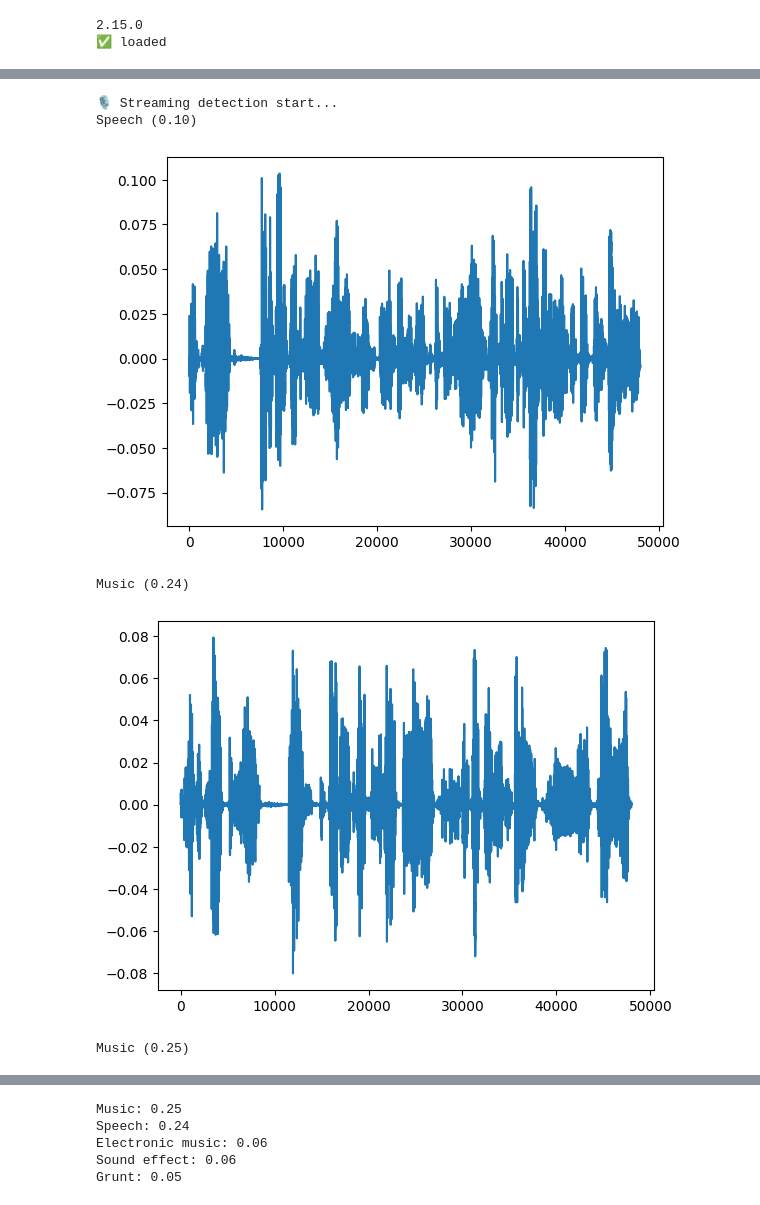
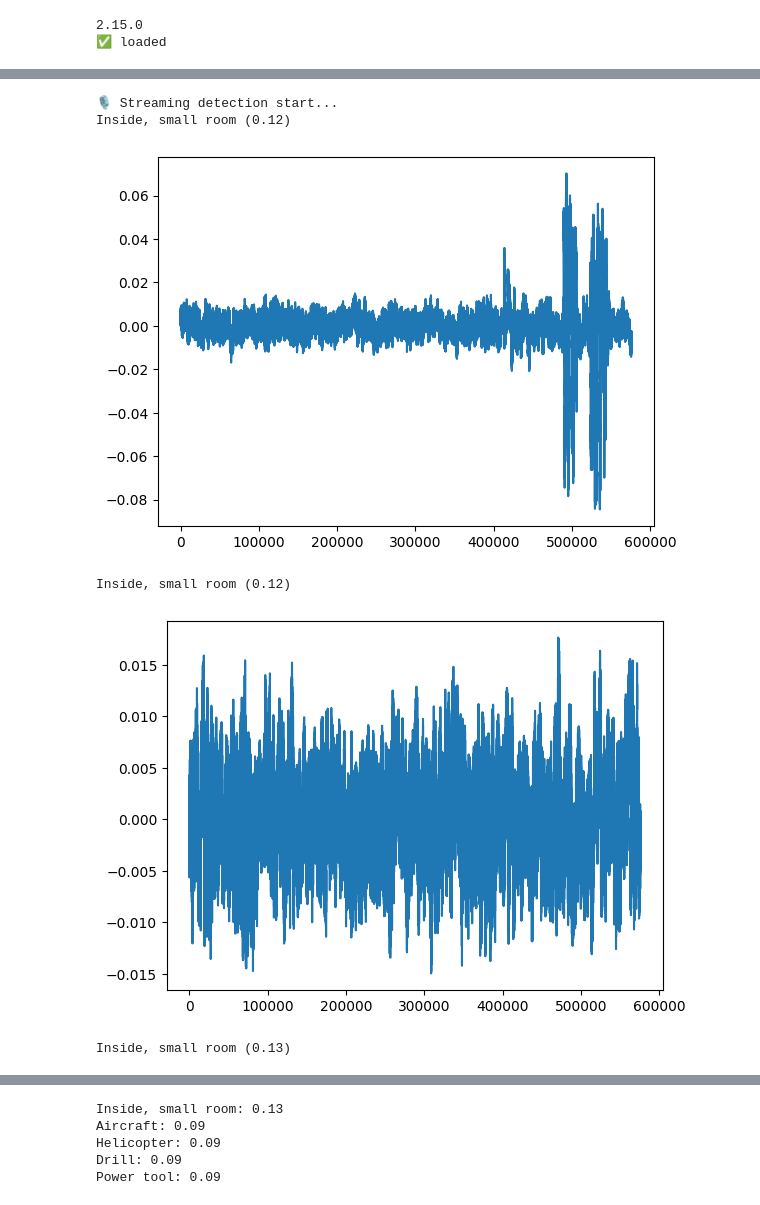
Before and after one commit to taka-k22/YAMNet, a Jupyter notebook: YAMNet.ipynb, the cells around one changed output, grey strips where cells are left out. Cells and saved outputs as stored; diff of their text form; code cells hidden in the pictures.

```diff
--- a/YAMNet.ipynb
+++ b/YAMNet.ipynb
@@ -36,36 +36,36 @@ import sounddevice as sd
 import tensorflow as tf
 import tensorflow_hub as hub
 import pandas as pd
 import matplotlib.pyplot as plt
 
 # モデルとラベルを関数内で完結させる
 def stream_detect(chunk=3, duration=10.0):
-    sr = 16000
+    sr = 192000
     sd.default.device = (24, None)
     model = hub.load("https://tfhub.dev/google/yamnet/1")
     url = "https://raw.githubusercontent.com/robertanto/Real-Time-Sound-Event-Detection/main/keras_yamnet/yamnet_class_map.csv"
     labels = pd.read_csv(url)['display_name'].tolist()
 
     print("🎙️ Streaming detection start...")
     with sd.InputStream(samplerate=sr, channels=1, dtype='float32') as stream:
         for _ in range(int(duration / chunk)):
             audio, _ = stream.read(int(sr * chunk))
             scores, _, _ = model(audio[:, 0])
             mean_scores = tf.reduce_mean(scores, axis=0)
             top = int(tf.argmax(mean_scores))
             label = labels[top]
             prob = float(mean_scores[top])
             print(f"{label} ({prob:.2f})")
             plt.plot(audio)
             plt.show()
     top5 = tf.argsort(mean_scores, direction='DESCENDING')[:5]
     for i in top5:
         print(f"{labels[int(i)]}: {mean_scores[i].numpy():.2f}")
 stream_detect(chunk=3, duration=10.0)
 # %% [output]
 🎙️ Streaming detection start...
-Speech (0.10)
+Inside, small room (0.12)
-[figure, old version]
+[figure, new version]
-Music (0.24)
+Inside, small room (0.12)
-[figure, old version]
+[figure, new version]
-Music (0.25)
+Inside, small room (0.13)
@@ -73,5 +73,5 @@ Music (0.25)
-Music: 0.25
-Speech: 0.24
-Electronic music: 0.06
-Sound effect: 0.06
-Grunt: 0.05
+Inside, small room: 0.13
+Aircraft: 0.09
+Helicopter: 0.09
+Drill: 0.09
+Power tool: 0.09
```
Also changed, not shown: parts of 3 cells of this notebook, 1 other file.
